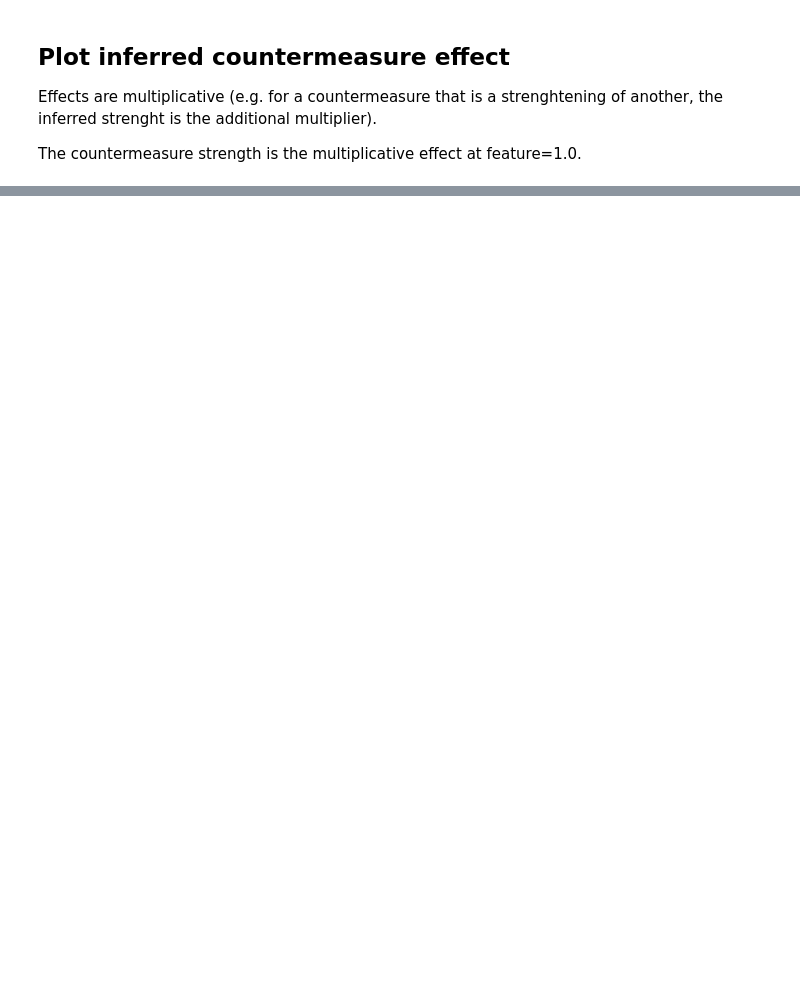
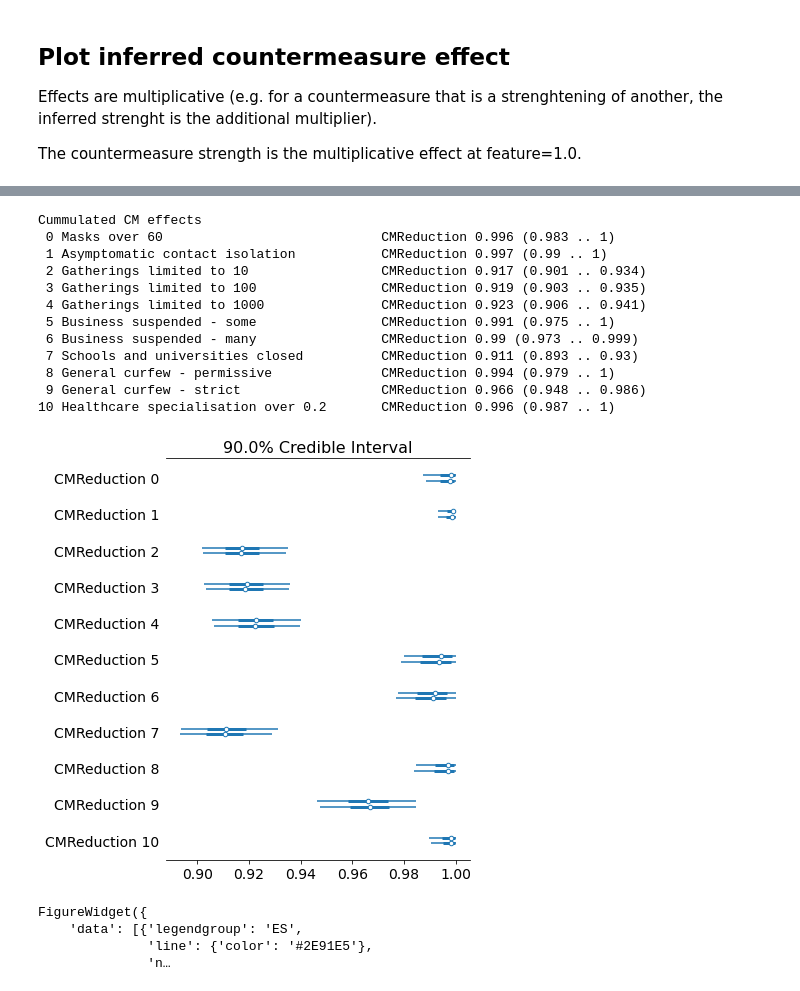
Before and after one commit to jsalvatier/epimodel, a Jupyter notebook: notebooks/countermeasure_model_v1g_split0to1_small-growth-var.ipynb, the cells around one changed output, grey strips where cells are left out. Saved outputs shown, nothing was run; the diff lists cells and outputs as text; code cells hidden in the pictures; blank space fills up the shorter version.

```diff
--- a/notebooks/countermeasure_model_v1g_split0to1_small-growth-var.ipynb
+++ b/notebooks/countermeasure_model_v1g_split0to1_small-growth-var.ipynb
@@ -125,7 +127,7 @@ with pm.Model() as model:
     # [country, day - CMDelayCut] The actual (still hidden) growth each day
     # TODO: Estimate noise varince (should be small, measurement variance below)
     #       Miscalibration: too low: time effects pushed into CMs, too high: explains away CMs
-    DailyGrowth =  pm.Lognormal("DailyGrowth", pm.math.log(PreictedGrowth), 0.02, shape=(nCs, nDs - CMDelayCut))
+    DailyGrowth =  pm.Lognormal("DailyGrowth", pm.math.log(PreictedGrowth), 0.05, shape=(nCs, nDs - CMDelayCut))
 
     # Below I assume plain exponentia growth of confirmed rather than e.g. depending on the remaining
     # susceptible opulation etc.
@@ -162,3 +202,32 @@ for i, c in enumerate(CMs):
+# %%
+print("Cummulated CM effects")
+
+a = trace['CMReduction']
+a[:, 3] *= a[:, 4]
+a[:, 2] *= a[:, 3]
+a[:, 6] *= a[:, 5]
+a[:, 9] *= a[:, 8]
+from copy import deepcopy
+trace2 = deepcopy(trace)
+trace2.add_values({'CMReduction': a}, True)
+
+pm.forestplot(trace2, var_names=['CMReduction'], credible_interval=0.9)
+for i, c in enumerate(CMs):
+    print(f"{i:2} {c:40} CMReduction {statstr(trace2['CMReduction'][:,i])}")
+# %% [output]
+Cummulated CM effects
+ 0 Masks over 60                            CMReduction 0.996 (0.983 .. 1)
+ 1 Asymptomatic contact isolation           CMReduction 0.997 (0.99 .. 1)
+ 2 Gatherings limited to 10                 CMReduction 0.917 (0.901 .. 0.934)
+ 3 Gatherings limited to 100                CMReduction 0.919 (0.903 .. 0.935)
+ 4 Gatherings limited to 1000               CMReduction 0.923 (0.906 .. 0.941)
+ 5 Business suspended - some                CMReduction 0.991 (0.975 .. 1)
+ 6 Business suspended - many                CMReduction 0.99 (0.973 .. 0.999)
+ 7 Schools and universities closed          CMReduction 0.911 (0.893 .. 0.93)
+ 8 General curfew - permissive              CMReduction 0.994 (0.979 .. 1)
+ 9 General curfew - strict                  CMReduction 0.966 (0.948 .. 0.986)
+10 Healthcare specialisation over 0.2       CMReduction 0.996 (0.987 .. 1)
+[figure, added]
 # %%
 import plotly
 from plotly import graph_objects as go
@@ -194,3 +263,8 @@ for i, c in enumerate(Cs):
 datestr = datetime.datetime.now().strftime("%Y-%m-%d_%H-%M-%S")
 plotly.io.write_html(fig, f'{datestr}_growth_estimated_v1.html', include_plotlyjs='cdn')
 fig
+# %% [output]
+FigureWidget({
+    'data': [{'legendgroup': 'ES',
+              'line': {'color': '#2E91E5'},
+              'n…
```
Also changed, not shown: parts of 5 cells of this notebook, 7 other files.
